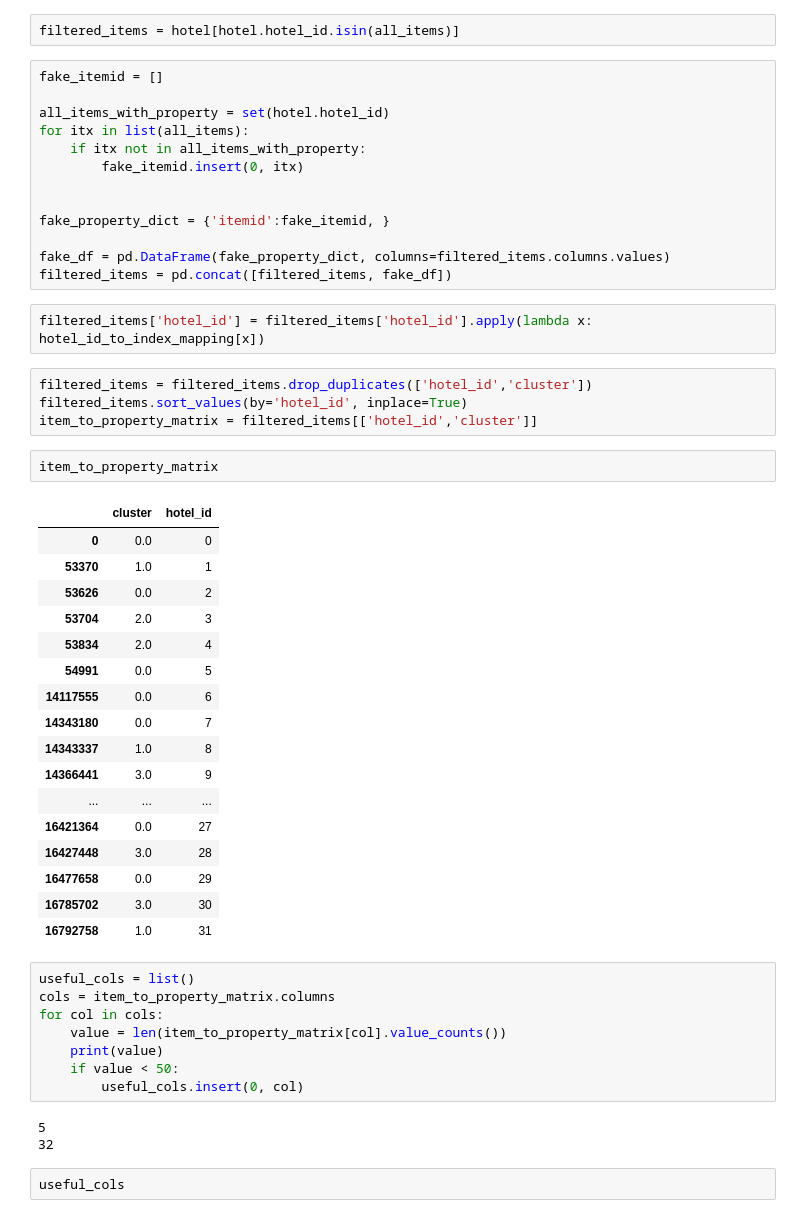
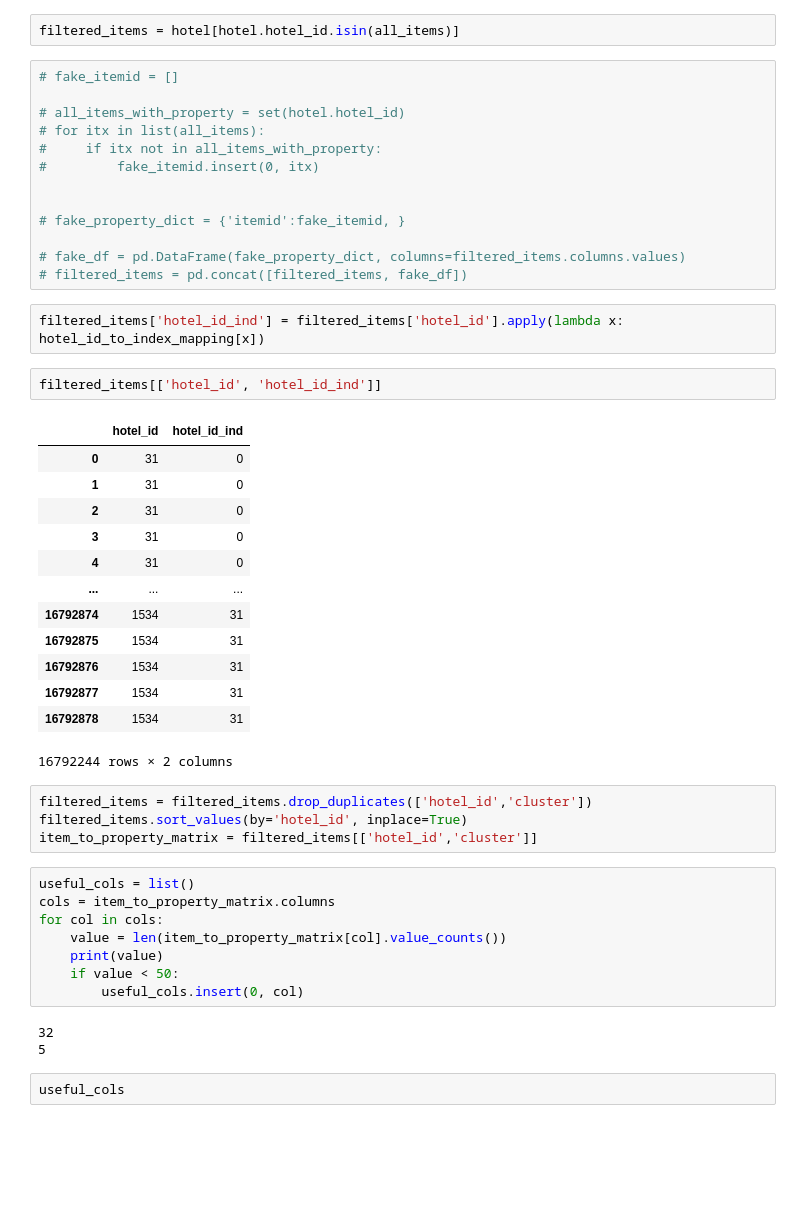
Before and after one commit to ElizavetaRysyeva/ver_last_ver, a Jupyter notebook: backend/рекомендательная.ipynb, the cells around one changed output. Cells and saved outputs as stored; diff of their text form; blank space fills up the shorter version.

```diff
--- a/backend/рекомендательная.ipynb
+++ b/backend/рекомендательная.ipynb
@@ -531,44 +579,40 @@ for index, row in hotel.iterrows():
 # %%
 filtered_items = hotel[hotel.hotel_id.isin(all_items)]
 # %%
-fake_itemid = []
+# fake_itemid = []
 
-all_items_with_property = set(hotel.hotel_id)
-for itx in list(all_items):
-    if itx not in all_items_with_property:
-        fake_itemid.insert(0, itx)
+# all_items_with_property = set(hotel.hotel_id)
+# for itx in list(all_items):
+#     if itx not in all_items_with_property:
+#         fake_itemid.insert(0, itx)
 
 
-fake_property_dict = {'itemid':fake_itemid, }
+# fake_property_dict = {'itemid':fake_itemid, }
 
-fake_df = pd.DataFrame(fake_property_dict, columns=filtered_items.columns.values)
-filtered_items = pd.concat([filtered_items, fake_df])
+# fake_df = pd.DataFrame(fake_property_dict, columns=filtered_items.columns.values)
+# filtered_items = pd.concat([filtered_items, fake_df])
 # %%
-filtered_items['hotel_id'] = filtered_items['hotel_id'].apply(lambda x: hotel_id_to_index_mapping[x])
+filtered_items['hotel_id_ind'] = filtered_items['hotel_id'].apply(lambda x: hotel_id_to_index_mapping[x])
+# %%
+filtered_items[['hotel_id', 'hotel_id_ind']]
+# %% [output]
+|  | hotel_id | hotel_id_ind |
+| 0 | 31 | 0 |
+| 1 | 31 | 0 |
+| 2 | 31 | 0 |
+| 3 | 31 | 0 |
+| 4 | 31 | 0 |
+| ... | ... | ... |
+| 16792874 | 1534 | 31 |
+| 16792875 | 1534 | 31 |
+| 16792876 | 1534 | 31 |
+| 16792877 | 1534 | 31 |
+| 16792878 | 1534 | 31 |
+16792244 rows × 2 columns
 # %%
 filtered_items = filtered_items.drop_duplicates(['hotel_id','cluster'])
 filtered_items.sort_values(by='hotel_id', inplace=True)
 item_to_property_matrix = filtered_items[['hotel_id','cluster']]
-# %%
-item_to_property_matrix
-# %% [output]
-|  | cluster | hotel_id |
-| 0 | 0.0 | 0 |
-| 53370 | 1.0 | 1 |
-| 53626 | 0.0 | 2 |
-| 53704 | 2.0 | 3 |
-| 53834 | 2.0 | 4 |
-| 54991 | 0.0 | 5 |
-| 14117555 | 0.0 | 6 |
-| 14343180 | 0.0 | 7 |
-| 14343337 | 1.0 | 8 |
-| 14366441 | 3.0 | 9 |
-| ... | ... | ... |
-| 16421364 | 0.0 | 27 |
-| 16427448 | 3.0 | 28 |
-| 16477658 | 0.0 | 29 |
-| 16785702 | 3.0 | 30 |
-| 16792758 | 1.0 | 31 |
 # %%
 useful_cols = list()
 cols = item_to_property_matrix.columns
@@ -578,8 +622,8 @@ for col in cols:
     if value < 50:
         useful_cols.insert(0, col)
 # %% [output]
+32
 5
-32
 # %%
 useful_cols
 # %% [output]
```
Also changed, not shown: parts of 9 cells of this notebook, 5 other files.
